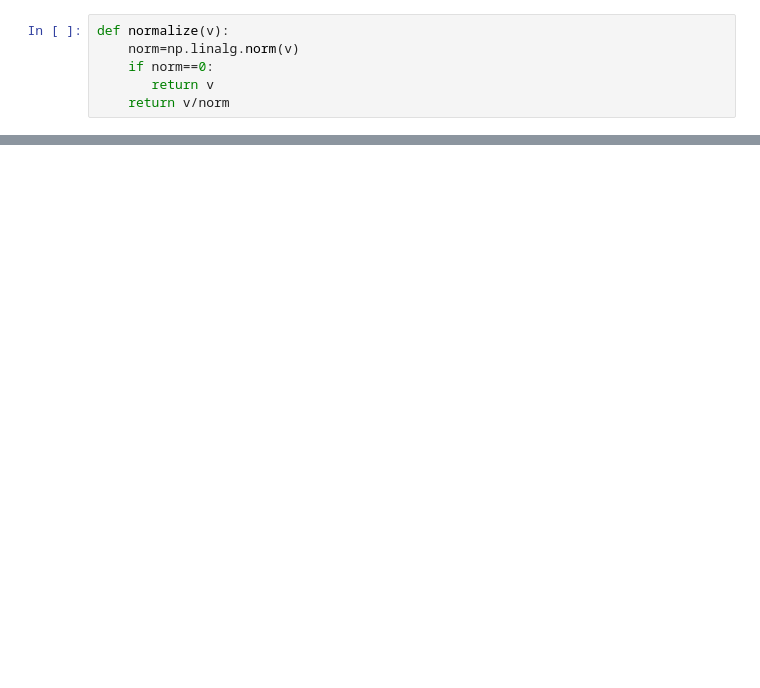
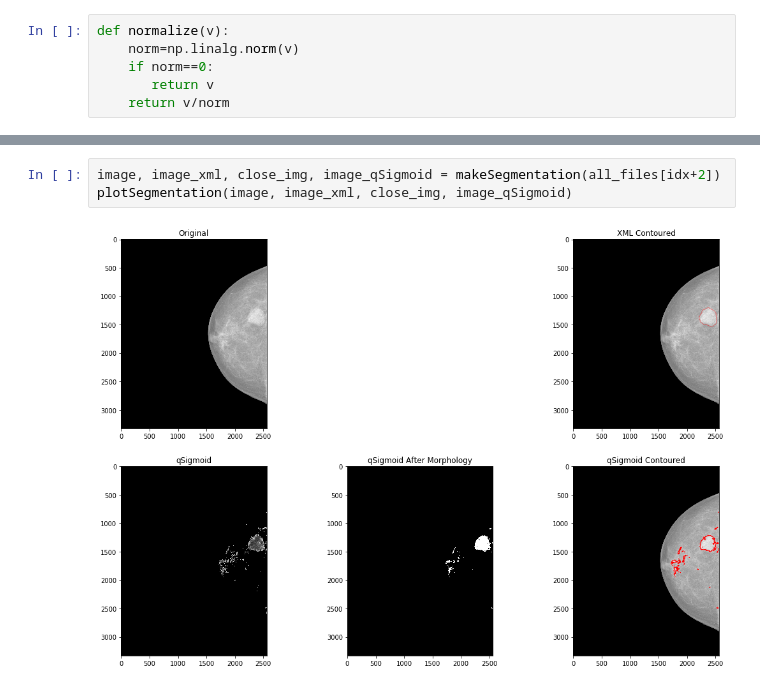
Before and after one commit to yan-duarte/qExperiments, a Jupyter notebook: qSigmoid_experiments.ipynb, the cells around one changed output, grey strips where cells are left out. Drawn from its saved outputs; the diff is of its cells as text; blank space fills up the shorter version.

```diff
--- a/qSigmoid_experiments.ipynb
+++ b/qSigmoid_experiments.ipynb
@@ -136,0 +157,5 @@ plt.show()
+# %%
+image, image_xml, close_img, image_qSigmoid = makeSegmentation(all_files[idx+2])
+plotSegmentation(image, image_xml, close_img, image_qSigmoid)
+# %% [output]
+[figure, added]
```
Also changed, not shown: parts of 10 cells of this notebook.
